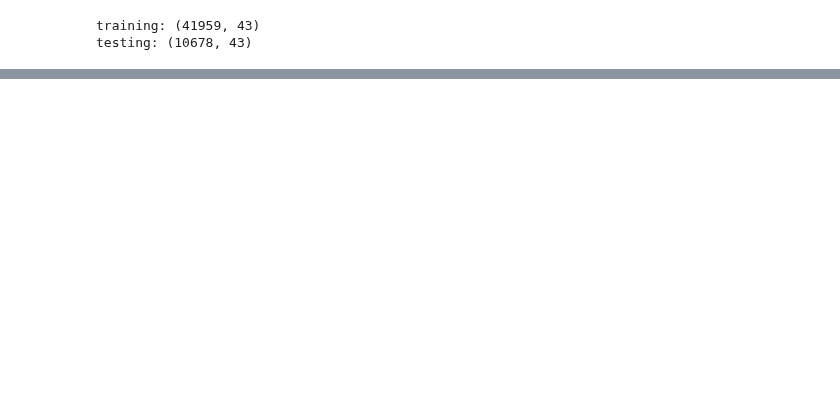
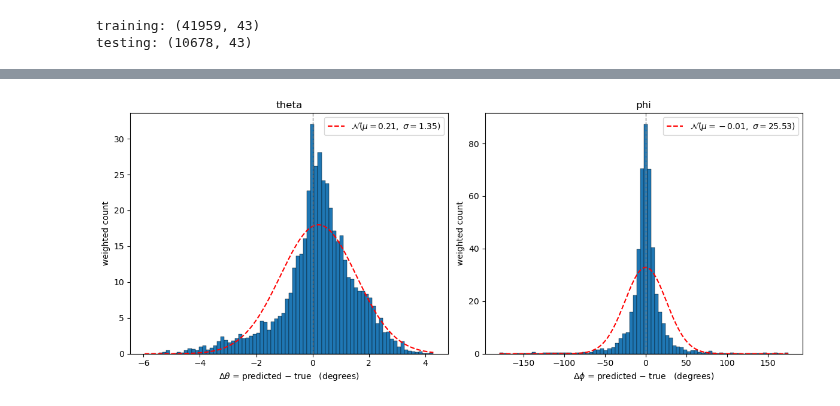
Before and after one commit to LaurenBryant2006/Dinking-Around-in-Summer-Lab-26, a Jupyter notebook: random-forest/random_forest.ipynb, the cells around one changed output, grey strips where cells are left out. Drawn from its saved outputs; the diff is of its cells as text; code cells hidden in the pictures; blank space fills up the shorter version.

Commit message:
almost completed random forest

```diff
--- a/random-forest/random_forest.ipynb
+++ b/random-forest/random_forest.ipynb
@@ -49,9 +56,20 @@ X_test (10678, 9600) y_test (10678, 2)
 # %%
 from sklearn.ensemble import RandomForestRegressor
+import joblib
 
-## for now I want to do something small, nothing that will take too long
+## We'll keep n_sub for now while playing with the weight, but ideally that will be gone
+## i have now removed n_sub = 5000 so we are no longer slicing it and increased the number of trees
 n_sub = 5000
-rf = RandomForestRegressor(n_estimators=50, n_jobs=-1, random_state=42, verbose=2)
-rf.fit(X_training[:n_sub], y_training[:n_sub])
+w_train = df_training["weight"].to_numpy()[:n_sub]
+
+print("about to train on:", X_training[:n_sub].shape,
+      "y:", y_training[:n_sub].shape,
+      "weights:", w_train.shape)
+
+rf = RandomForestRegressor(n_estimators=30, n_jobs=-1, random_state=30, verbose=2)
+rf.fit(X_training[:n_sub], y_training[:n_sub], sample_weight=w_train)
 print("done training")
+
+joblib.dump(rf, "rf_practice.joblib")
+print("saved")
 # %% [output]
@@ -124,0 +227,38 @@ plt.show()
+# %%
+## delta theta and delta phi plots (not using curve_fit like Tony)
+## The two will look a little different, but how different?
+
+import matplotlib.pyplot as plt
+import numpy as np
+from scipy.stats import norm
+
+fig, axes = plt.subplots(1, 2, figsize=(12,5))
+
+for ax, err, name, symbol in [
+    (axes[0], theta_err, "theta", r"\Delta\theta"),
+    (axes[1], phi_err, "phi", r"\Delta\phi"),
+]:
+    n_bins = 80
+
+    counts, edges, _ = ax.hist(
+        err, bins=n_bins, weights=w_test, edgecolor="black", linewidth=0.3,)
+
+    mu = np.average(err, weights=w_test)
+    sigma = np.sqrt(np.average((err - mu)**2, weights=w_test))
+
+
+    bin_width = edges[1]-edges[0]
+    total_weight = w_test.sum()
+    x_smooth = np.linspace(err.min(), err.max(), 400)
+    gauss = total_weight*bin_width*norm.pdf(x_smooth, mu, sigma)
+    ax.plot(x_smooth, gauss, "r--", linewidth=1.5, label=fr"$\mathcal{{N}}(\mu={mu:.2f},\ \sigma={sigma:.2f})$")
+    ax.axvline(0, color="gray", linestyle="--", linewidth=1)
+    ax.set_xlabel(fr"${symbol}$ = predicted − true   (degrees)")
+    ax.set_ylabel("weighted count")
+    ax.set_title(name)
+    ax.legend()
+
+plt.tight_layout()
+plt.show()
+# %% [output]
+[figure, added]
```
Also changed, not shown: parts of 15 cells of this notebook, 3 other files.
